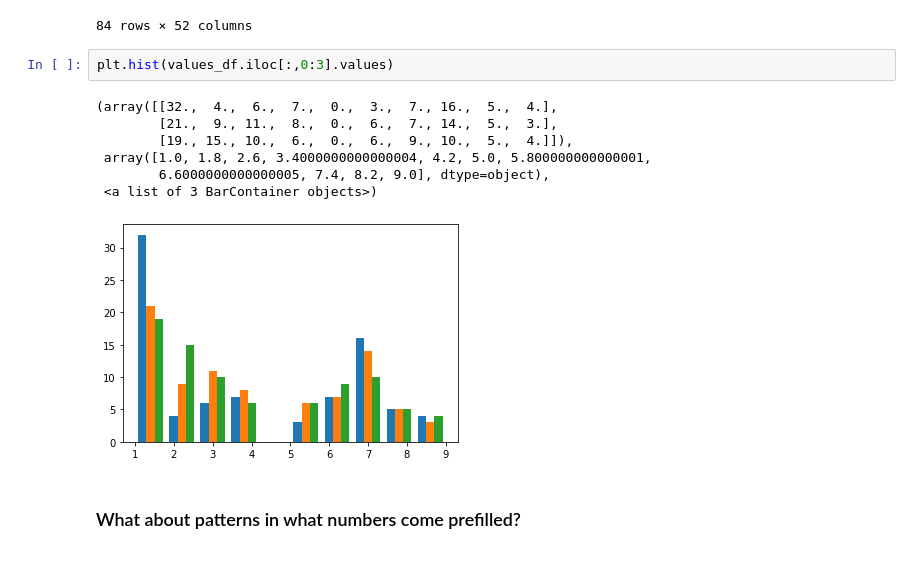
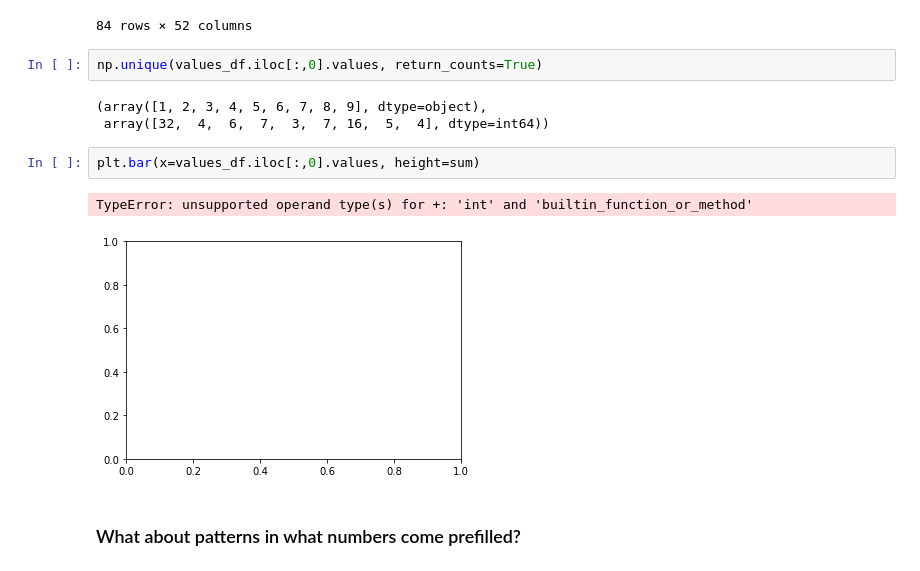
Before and after one commit to vivrao9/nyt-sudoku, a Jupyter notebook: data-analysis/mistakes.ipynb, the cells around one changed output. Drawn from its saved outputs; the diff is of its cells as text.

```diff
--- a/data-analysis/mistakes.ipynb
+++ b/data-analysis/mistakes.ipynb
@@ -229,16 +265,16 @@ values_df
 | 82 | 8 | 3 | 3 | 4 | 5 | 5 | 1 | 8 | 9 | 3 | ... | ... |
 | 83 | 1 | 3 | 1 | 7 | 8 | 7 | 2 | 1 | 1 | 1 | ... | ... |
 84 rows × 52 columns
+# %%
+np.unique(values_df.iloc[:,0].values, return_counts=True)
+# %% [output]
+(array([1, 2, 3, 4, 5, 6, 7, 8, 9], dtype=object),
+ array([32,  4,  6,  7,  3,  7, 16,  5,  4], dtype=int64))
 # %%
-plt.hist(values_df.iloc[:,0:3].values)
+plt.bar(x=values_df.iloc[:,0].values, height=sum)
 # %% [output]
-(array([[32.,  4.,  6.,  7.,  0.,  3.,  7., 16.,  5.,  4.],
-        [21.,  9., 11.,  8.,  0.,  6.,  7., 14.,  5.,  3.],
-        [19., 15., 10.,  6.,  0.,  6.,  9., 10.,  5.,  4.]]),
- array([1.0, 1.8, 2.6, 3.4000000000000004, 4.2, 5.0, 5.800000000000001,
-        6.6000000000000005, 7.4, 8.2, 9.0], dtype=object),
- <a list of 3 BarContainer objects>)
+TypeError: unsupported operand type(s) for +: 'int' and 'builtin_function_or_method'
-[figure, old version]
+[figure, new version]
 # %% [markdown]
 ### What about patterns in what numbers come prefilled?
 # %%
```
Also changed, not shown: parts of 11 cells of this notebook, 3 other files.
